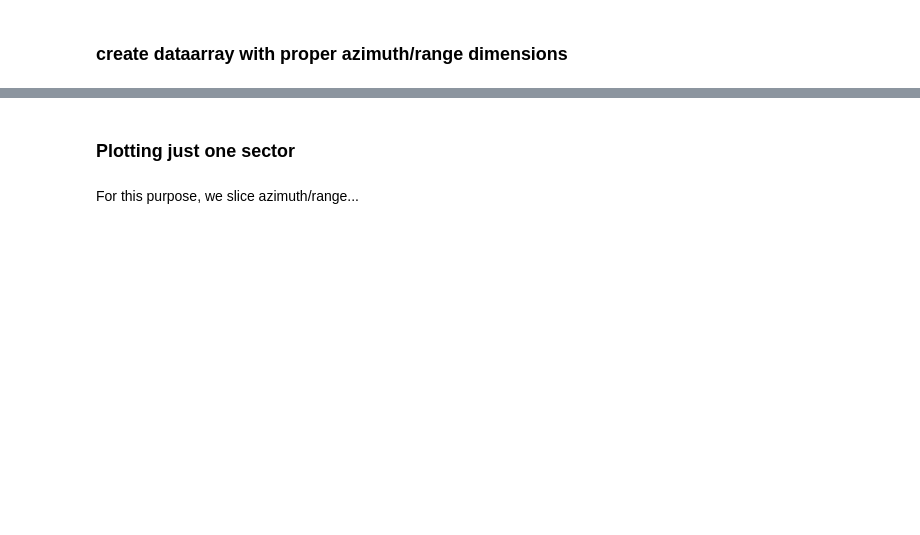
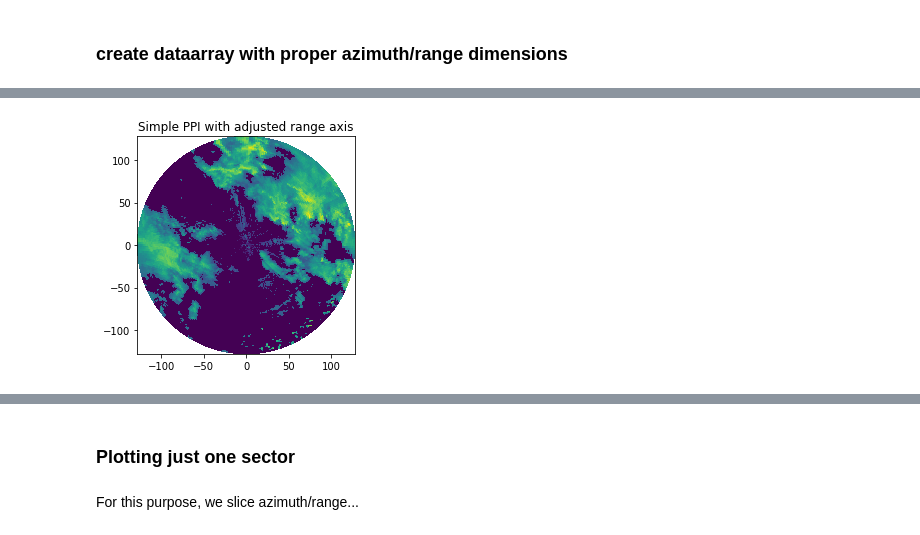
Before and after one commit to wradlib/wradlib-notebooks, a Jupyter notebook: notebooks/visualisation/wradlib_plot_ppi_xarray.ipynb, the cells around one changed output, grey strips where cells are left out. Saved outputs shown, nothing was run; the diff lists cells and outputs as text; code cells hidden in the pictures; blank space fills up the shorter version.

```diff
--- a/notebooks/visualisation/wradlib_plot_ppi_xarray.ipynb
+++ b/notebooks/visualisation/wradlib_plot_ppi_xarray.ipynb
@@ -77,4 +104,6 @@ txt = pl.title('Simple PPI')
 # %%
-da.wradlib.pcolormesh(rf=1000.)
+ax, pm = da.wradlib.pcolormesh(rf=1000.)
 txt = pl.title('Simple PPI with adjusted range axis')
+# %% [output]
+[figure, added]
 # %%
```
Also changed, not shown: parts of 14 cells of this notebook, 2 other files.
